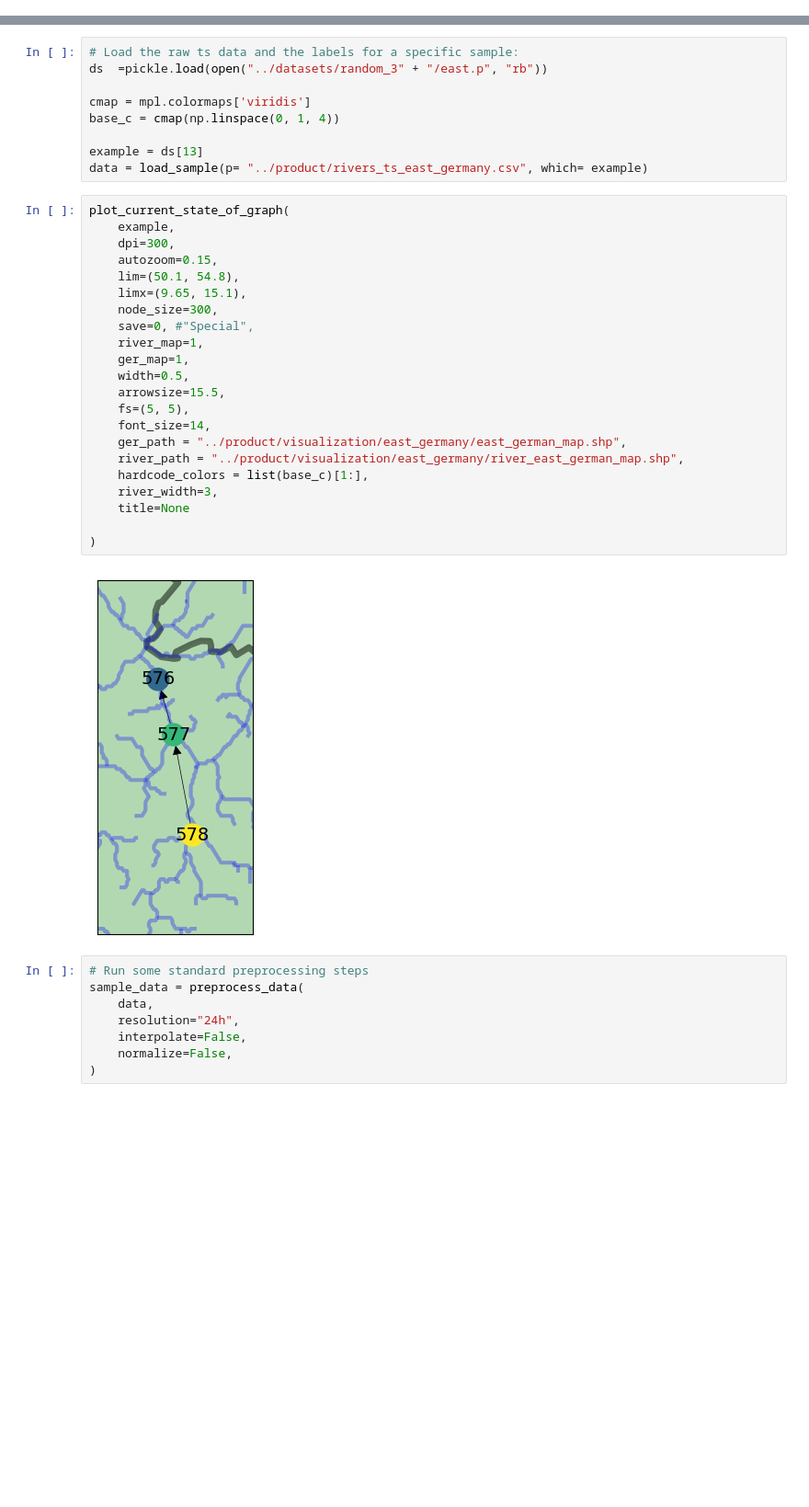
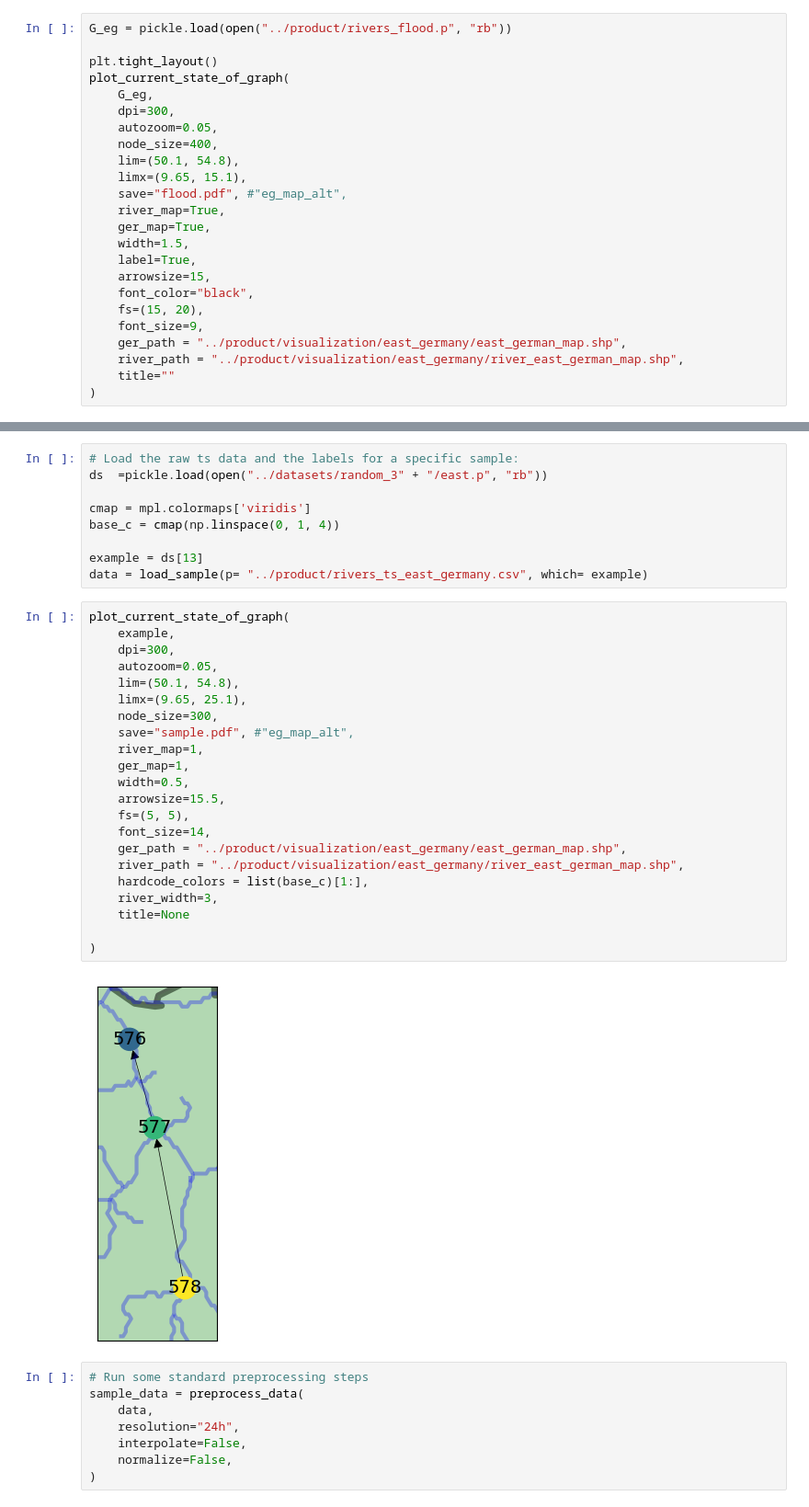
Before and after one commit to floatinglittlerocks/causalrivers, a Jupyter notebook: graphics/maps.ipynb, the cells around one changed output, grey strips where cells are left out. Shown at 92% size. Cells and saved outputs as stored; diff of their text form; blank space fills up the shorter version.

```diff
--- a/graphics/maps.ipynb
+++ b/graphics/maps.ipynb
@@ -57,0 +67,24 @@ plot_current_state_of_graph(
+# %%
+G_eg = pickle.load(open("../product/rivers_flood.p", "rb"))
+
+plt.tight_layout()
+plot_current_state_of_graph(
+    G_eg,
+    dpi=300,
+    autozoom=0.05,
+    node_size=400,
+    lim=(50.1, 54.8),
+    limx=(9.65, 15.1),
+    save="flood.pdf", #"eg_map_alt",
+    river_map=True,
+    ger_map=True,
+    width=1.5,
+    label=True,
+    arrowsize=15,
+    font_color="black",
+    fs=(15, 20),
+    font_size=9,
+    ger_path = "../product/visualization/east_germany/east_german_map.shp",
+    river_path = "../product/visualization/east_germany/river_east_german_map.shp",
+    title=""
+)
@@ -69,27 +105,27 @@ data = load_sample(p= "../product/rivers_ts_east_germany.csv", which= example)
 # %%
 plot_current_state_of_graph(
     example,
     dpi=300,
-    autozoom=0.15,
+    autozoom=0.05,
     lim=(50.1, 54.8),
-    limx=(9.65, 15.1),
+    limx=(9.65, 25.1),
     node_size=300,
-    save=0, #"Special",
+    save="sample.pdf", #"eg_map_alt",
     river_map=1,
     ger_map=1,
     width=0.5,
     arrowsize=15.5,
     fs=(5, 5),
     font_size=14,
     ger_path = "../product/visualization/east_germany/east_german_map.shp",
     river_path = "../product/visualization/east_germany/river_east_german_map.shp",
     hardcode_colors = list(base_c)[1:],
     river_width=3,
     title=None
 
 )
 # %% [output]
-[figure, old version]
+[figure, new version]
 # %%
 # Run some standard preprocessing steps
 sample_data = preprocess_data(
```
Also changed, not shown: parts of 8 cells of this notebook, 20 other files.
